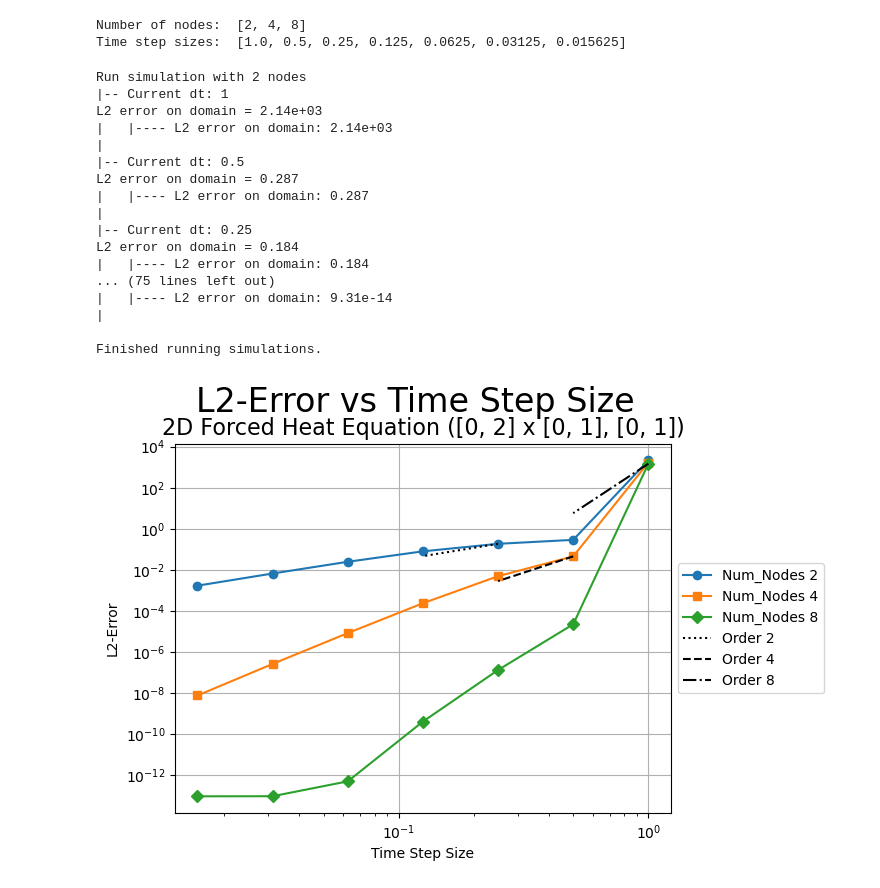
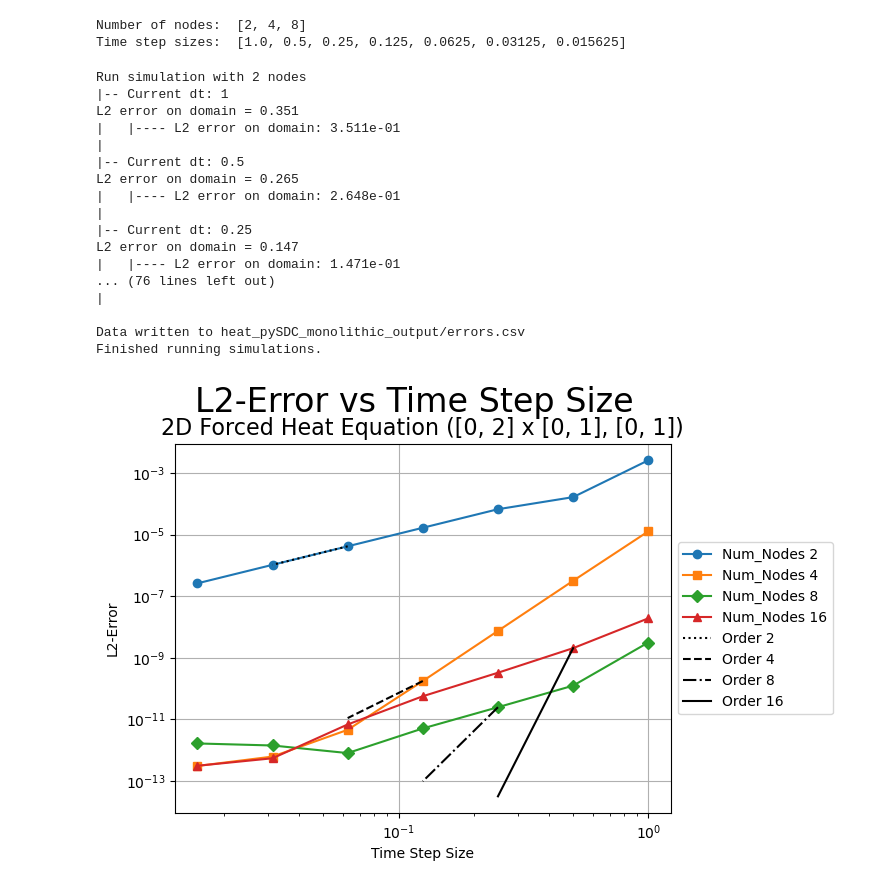
Before and after one commit to TobiasEppacher/tutorials, a Jupyter notebook: partitioned-heat-conduction/solver-fenics/heat_pySDC_monolithic_visualization.ipynb, the cells around one changed output. Drawn from its saved outputs; the diff is of its cells as text; code cells hidden in the pictures.

Commit message:
Data, data, data

```diff
--- a/partitioned-heat-conduction/solver-fenics/heat_pySDC_monolithic_visualization.ipynb
+++ b/partitioned-heat-conduction/solver-fenics/heat_pySDC_monolithic_visualization.ipynb
@@ -10,13 +10,13 @@ dt_list = [2.0 ** -i for i in range(7)]
 # Set start and end time
 t_start = 0.0
 t_end = 1.0
-max_iters = 20
+max_iters = 40
 
 # Temporal degree to test higher order time integration
-temporal_deg = 20
+temporal_deg = 16
 
 # Specify if the data should be printed to a file
-print_to_file = False
+print_to_file = True
 print_file = 'errors.csv'
 
 print("Number of nodes: ", num_nodes_list)
@@ -62,12 +62,13 @@ V_g = VectorFunctionSpace(domain_mesh, 'P', 1)
 W = V_g.sub(0).collapse()
 
 # Create sympy description of manufactured solution
-alpha = 3
-beta = 1.2
+alpha = 3  # parameter alpha
+beta = 1.2  # parameter beta
 # temporal_deg specified in above cell
 
 x_sp, y_sp, t_sp = sp.symbols(['x[0]', 'x[1]', 't'])
 solution_sp = 1 + x_sp * x_sp + alpha * y_sp * y_sp + beta * (t_sp ** temporal_deg)
+#solution_sp = 1 + (1 + sp.sin(t_sp)) * x_sp * x_sp + alpha * y_sp * y_sp + beta * t_sp
 
 # Generate fenics expression for manufactured solution and the forcing term
 solution_expr = Expression(sp.ccode(solution_sp), degree=2, alpha=alpha, beta=beta, temporal_deg=temporal_deg, t=0)
@@ -83,7 +84,7 @@ def run_simulation(num_nodes, dt, t_start, t_end, max_iters=20):
 
     # initialize level parameters
     level_params = dict()
-    level_params['restol'] = 1e-12
+    level_params['restol'] = 1e-13
     level_params['dt'] = dt
 
     # initialize step parameters
@@ -100,11 +101,12 @@ def run_simulation(num_nodes, dt, t_start, t_end, max_iters=20):
     problem_params['mesh'] = domain_mesh
     problem_params['function_space'] = V
     problem_params['coupling_boundary'] = None
-    problem_params['coupling_expr'] = None
     problem_params['remaining_boundary'] = remaining_boundary
     problem_params['solution_expr'] = solution_expr
     problem_params['forcing_term_expr'] = forcing_term_expr
     problem_params['precice_ref'] = None
+    problem_params['coupling_expr'] = None
+    problem_params['participant_name'] = 'Monolithic'
 
     # initialize controller parameters
     controller_params = dict()
@@ -138,7 +140,7 @@ def run_simulation(num_nodes, dt, t_start, t_end, max_iters=20):
     error, _ = compute_errors(u_end.values, u_ref.values, V, 1.0)
     return error
 # %%
-# Run the simulation
+# Run simulations
 ###########################################################################################################
 # Run simulations with different number of nodes and timesteps to understand convergence
 ###########################################################################################################
@@ -160,14 +162,16 @@ for num_nodes in num_nodes_list:
         else:
             err_order_curr.append(math.log(err_write_curr[i-1] / error, dt_list[i-1] / dt_list[i]))
 
-        print("|   |---- L2 error on domain: %.3g" % error)
+        print("|   |---- L2 error on domain: %.3e" % error)
         print("|")
     output_data[f"{num_nodes}"] = err_write_curr
-    output_data[f"{num_nodes}_order"] = err_order_curr
     print()
 
 # Wrap the collected data in a pandas dataframe
 df = pd.DataFrame(output_data)
+
+# Display floats in scientific format with 3 decimal places after the point
+pd.options.display.float_format = '{:,.3e}'.format
 
 # Print the data to a file if specified
 if print_to_file == True:
@@ -175,7 +179,7 @@ if print_to_file == True:
     Path(dir_path).mkdir(exist_ok=True, parents=True)
     err_out_name = dir_path + "/" + print_file
     err_out = open(err_out_name, "w")
-    df.to_csv(err_out, index=False)
+    df.to_csv(err_out, index=False, float_format='%.3e')
     print(f"Data written to {err_out_name}")
     err_out.close()
 
@@ -184,20 +188,20 @@ print("Finished running simulations.")
 # %% [output]
 Run simulation with 2 nodes
 |-- Current dt: 1
-L2 error on domain = 2.14e+03
-|   |---- L2 error on domain: 2.14e+03
+L2 error on domain = 0.351
+|   |---- L2 error on domain: 3.511e-01
 |
 |-- Current dt: 0.5
-L2 error on domain = 0.287
-|   |---- L2 error on domain: 0.287
+L2 error on domain = 0.265
+|   |---- L2 error on domain: 2.648e-01
 |
 |-- Current dt: 0.25
-L2 error on domain = 0.184
-|   |---- L2 error on domain: 0.184
-... (75 lines left out)
-|   |---- L2 error on domain: 9.31e-14
+L2 error on domain = 0.147
+|   |---- L2 error on domain: 1.471e-01
+... (76 lines left out)
 |
 
+Data written to heat_pySDC_monolithic_output/errors.csv
 Finished running simulations.
 # %%
 # Plot the collected data
@@ -215,33 +219,33 @@ labels = [f"Num_Nodes {num_nodes}" for num_nodes in num_nodes_list]
 markers = ['o', 's', 'D', '^']
 for (y, label, marker) in zip(y_arr, labels, markers):
     df.plot(x=x, y=y, label=label, marker=marker, ax=ax)
 
 fig.suptitle('L2-Error vs Time Step Size', fontsize=24, y=1)
 ax.set_title('2D Forced Heat Equation ([0, 2] x [0, 1], [0, 1])', fontsize=16)
 ax.set_xlabel('Time Step Size')
 ax.set_ylabel('L2-Error')
 ax.set_xscale('log', base=2)
 ax.set_yscale('log', base=10)
 
 
 # Plot order guides into the plot
 
 # Set expected orders for guides
 # The expected order is the number of nodes + 1
 expected_orders = [num_nodes for num_nodes in num_nodes_list]
 linestyles = ['dotted', 'dashed', 'dashdot', 'solid']
 
 for i, num_nodes in enumerate(num_nodes_list):
-    dt_list_adjusted = dt_list[len(num_nodes_list) - i - 1:len(num_nodes_list) - i + 1]
+    dt_list_adjusted = dt_list[len(num_nodes_list) - i:len(num_nodes_list) - i + 2]
     order = expected_orders[i]
-    base_error = df[f"{num_nodes}"][len(num_nodes_list) - i - 1]
+    base_error = df[f"{num_nodes}"][len(num_nodes_list) - i]
     order_guide = [base_error / (2 ** (order*i)) for i in range(0, len(dt_list_adjusted))]
     ax.loglog(dt_list_adjusted, order_guide, color='black', linestyle=linestyles[i], label=f"Order {order}")
 
 # Add legend on bottom left
 ax.legend(loc='center left', bbox_to_anchor=(1, 0.5))
 
 # Add grid
 ax.grid()
 # %% [output]
-[figure, old version]
+[figure, new version]
```
Also changed, not shown: 11 other files.
